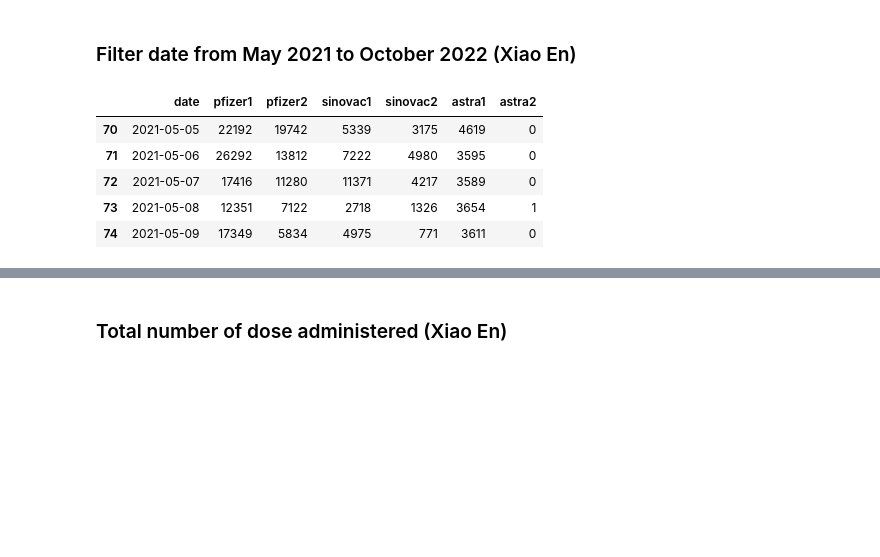
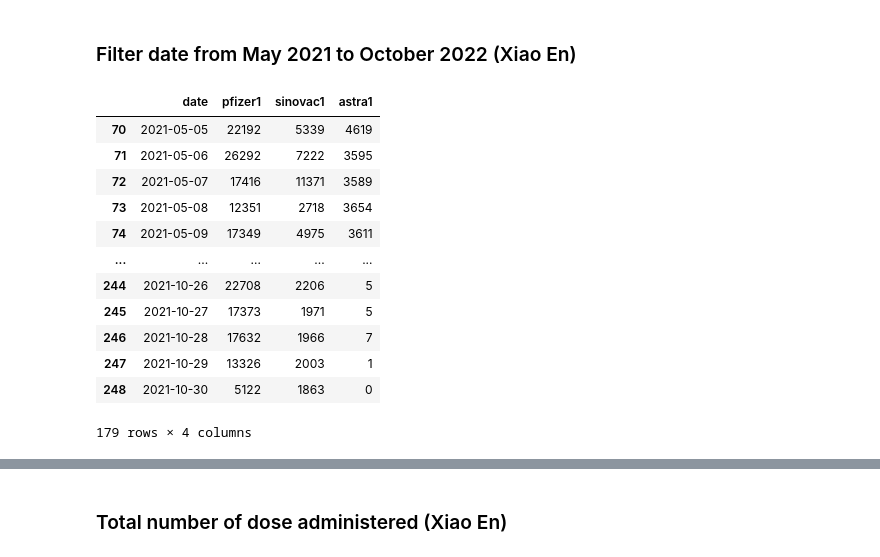
Before and after one commit to kamal089601/HIA302_Project, a Jupyter notebook: HIA302_Project/HIA302_Project.ipynb, the cells around one changed output, grey strips where cells are left out. Cells and saved outputs as stored; diff of their text form; code cells hidden in the pictures; blank space fills up the shorter version.

```diff
--- a/HIA302_Project/HIA302_Project.ipynb
+++ b/HIA302_Project/HIA302_Project.ipynb
@@ -614,11 +601,20 @@ plt.show()
 ### Filter date from May 2021 to October 2022 (Xiao En)
 # %%
 filter_date = df_vaccine_drop[70:249].copy()
-filter_date.head()
+dose1 = filter_date[["date", "pfizer1", "sinovac1", "astra1"]]
+dose2 = filter_date[["date", "pfizer2", "sinovac2", "astra2"]]
+dose1
 # %% [output]
-|  | date | pfizer1 | pfizer2 | sinovac1 | sinovac2 | astra1 | astra2 |
-| 70 | 2021-05-05 | 22192 | 19742 | 5339 | 3175 | 4619 | 0 |
-| 71 | 2021-05-06 | 26292 | 13812 | 7222 | 4980 | 3595 | 0 |
-| 72 | 2021-05-07 | 17416 | 11280 | 11371 | 4217 | 3589 | 0 |
-| 73 | 2021-05-08 | 12351 | 7122 | 2718 | 1326 | 3654 | 1 |
-| 74 | 2021-05-09 | 17349 | 5834 | 4975 | 771 | 3611 | 0 |
+|  | date | pfizer1 | sinovac1 | astra1 |
+| 70 | 2021-05-05 | 22192 | 5339 | 4619 |
+| 71 | 2021-05-06 | 26292 | 7222 | 3595 |
+| 72 | 2021-05-07 | 17416 | 11371 | 3589 |
+| 73 | 2021-05-08 | 12351 | 2718 | 3654 |
+| 74 | 2021-05-09 | 17349 | 4975 | 3611 |
+| ... | ... | ... | ... | ... |
+| 244 | 2021-10-26 | 22708 | 2206 | 5 |
+| 245 | 2021-10-27 | 17373 | 1971 | 5 |
+| 246 | 2021-10-28 | 17632 | 1966 | 7 |
+| 247 | 2021-10-29 | 13326 | 2003 | 1 |
+| 248 | 2021-10-30 | 5122 | 1863 | 0 |
+179 rows × 4 columns
```
Also changed, not shown: parts of 29 cells of this notebook.
